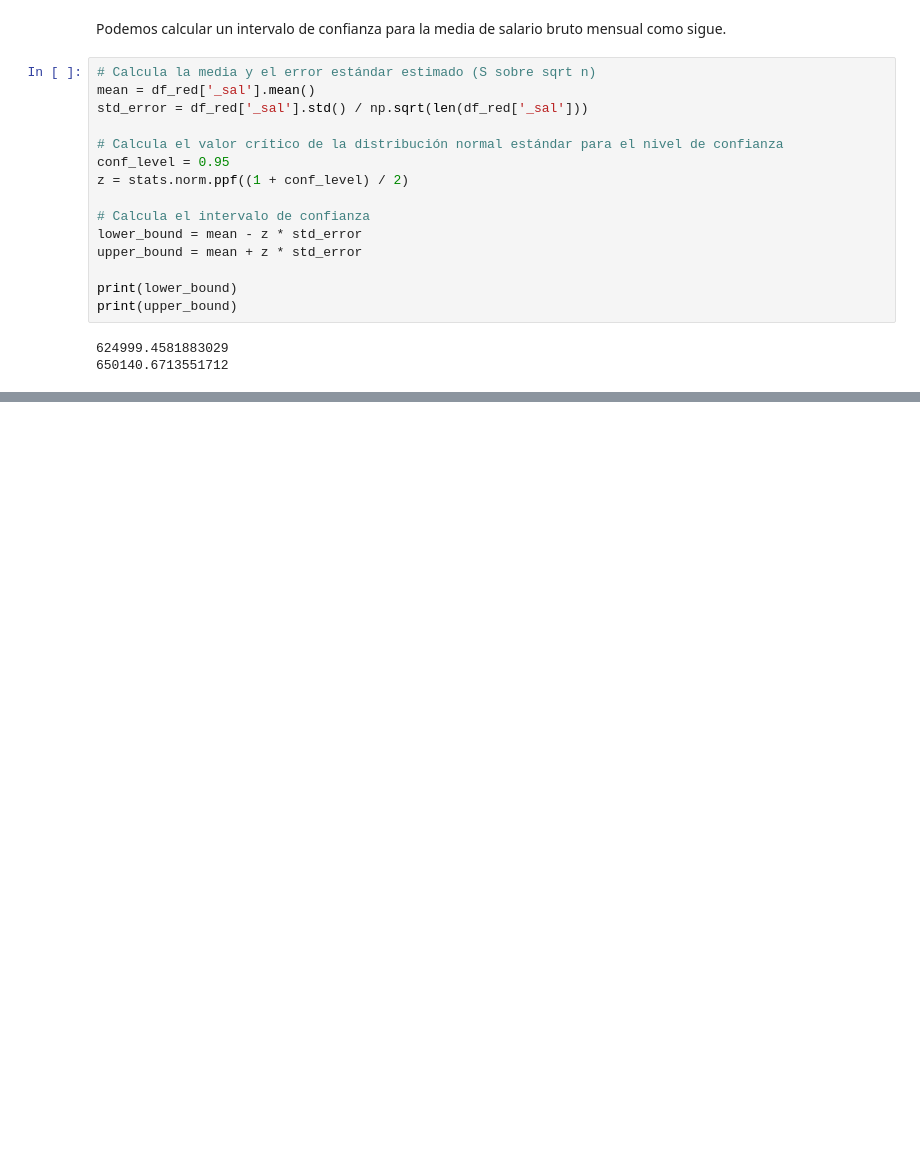
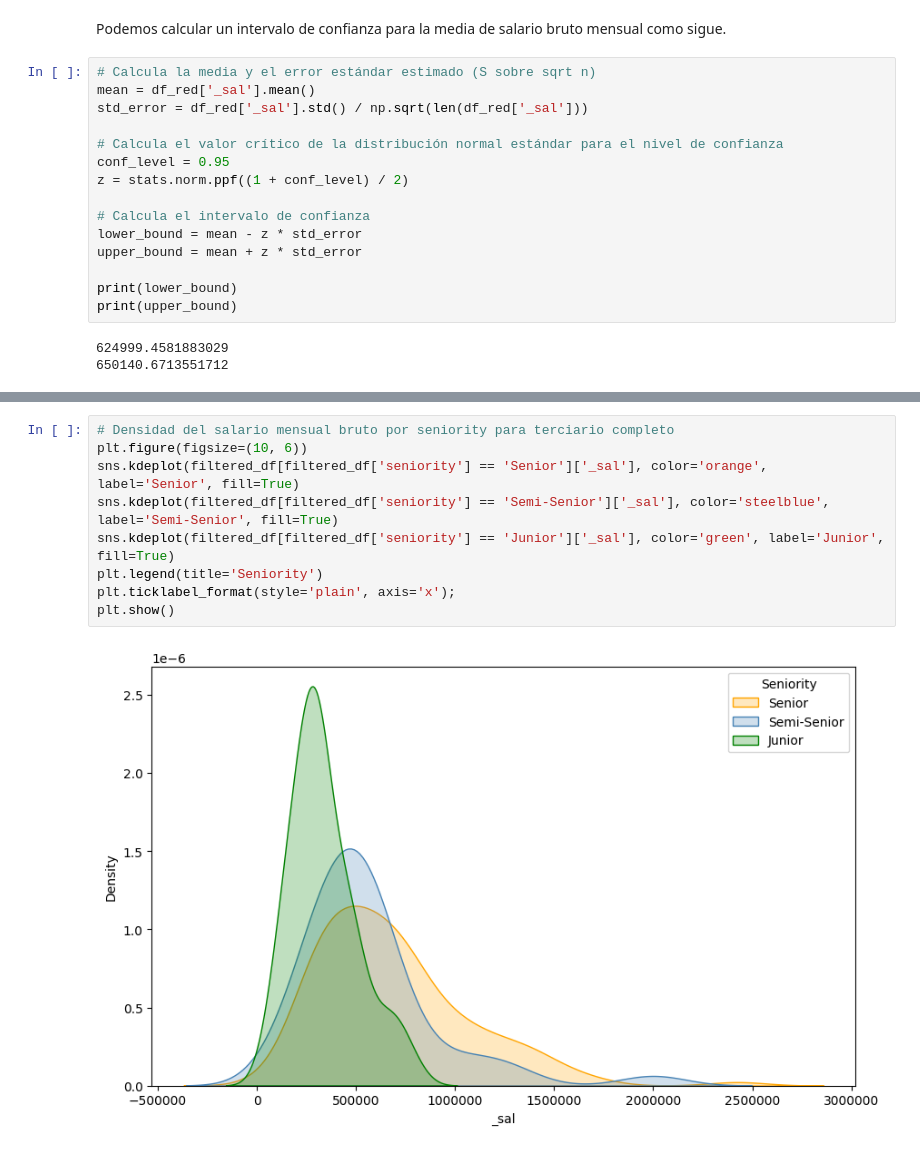
Before and after one commit to mgalim/TPEstadistica, a Jupyter notebook: TpFinal.ipynb, the cells around one changed output, grey strips where cells are left out. Cells and saved outputs as stored; diff of their text form; blank space fills up the shorter version.

```diff
--- a/TpFinal.ipynb
+++ b/TpFinal.ipynb
@@ -477 +491,12 @@ result_df
+# %%
+# Densidad del salario mensual bruto por seniority para terciario completo
+plt.figure(figsize=(10, 6))
+sns.kdeplot(filtered_df[filtered_df['seniority'] == 'Senior']['_sal'], color='orange', label='Senior', fill=True)
+sns.kdeplot(filtered_df[filtered_df['seniority'] == 'Semi-Senior']['_sal'], color='steelblue', label='Semi-Senior', fill=True)
+sns.kdeplot(filtered_df[filtered_df['seniority'] == 'Junior']['_sal'], color='green', label='Junior', fill=True)
+plt.legend(title='Seniority')
+plt.ticklabel_format(style='plain', axis='x');
+plt.show()
+# %% [output]
+[figure, added]
 # %%
```
Also changed, not shown: parts of 14 cells of this notebook.
